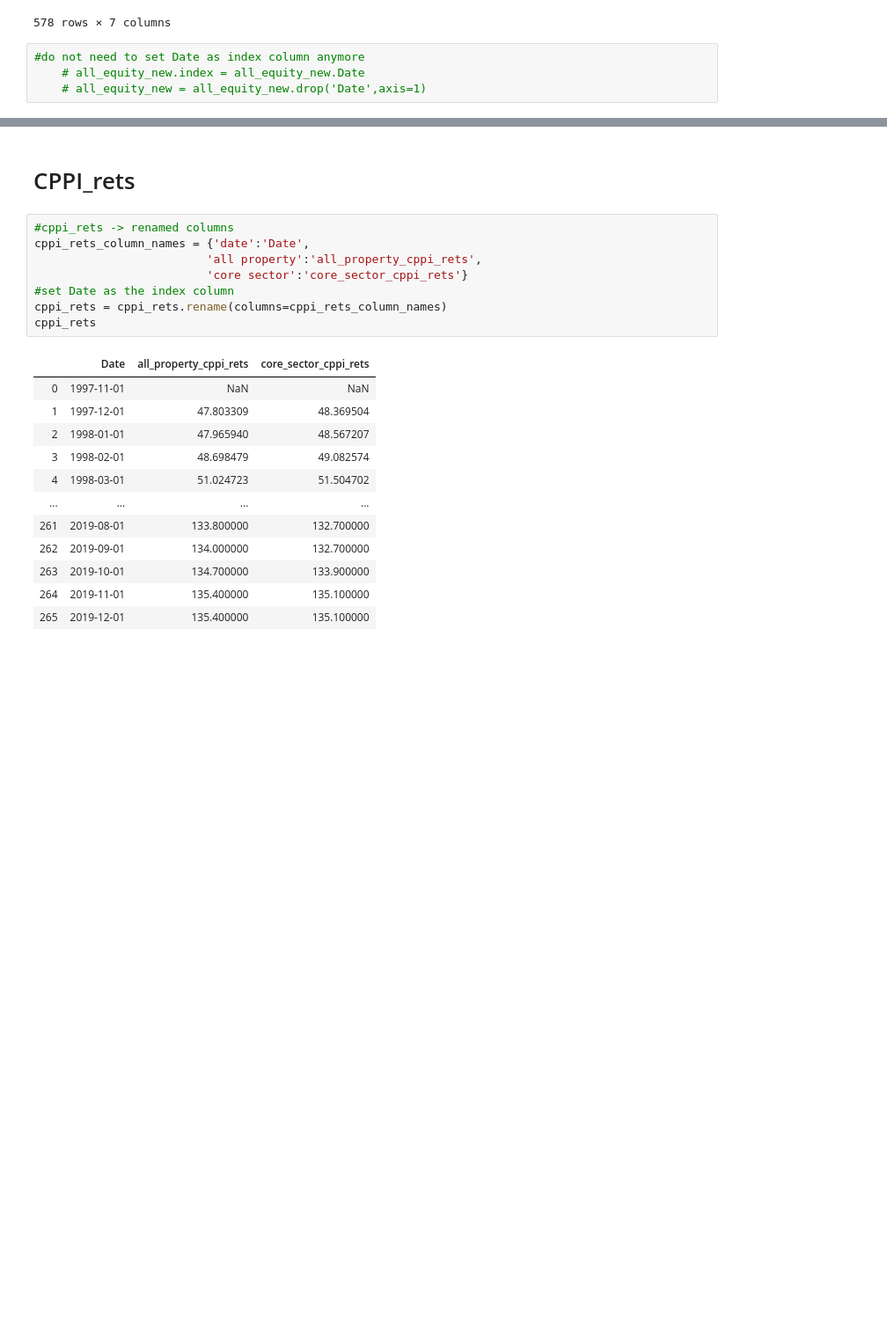
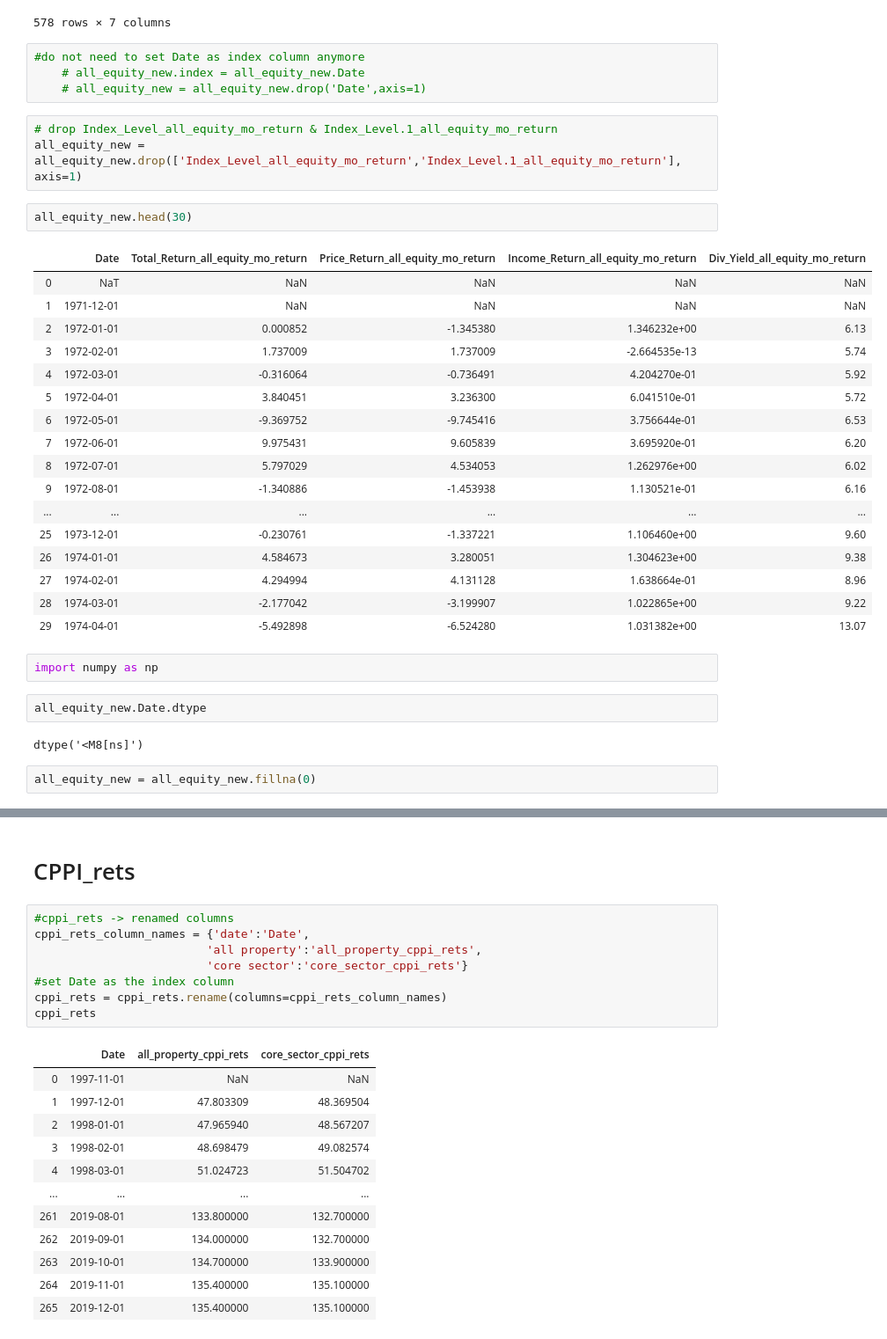
Before and after one commit to anitaguo49/Happiness-Prediction, a Jupyter notebook: Mod_4_RE_Int_AG.ipynb, the cells around one changed output, grey strips where cells are left out. Shown at 88% size. Drawn from its saved outputs; the diff is of its cells as text; blank space fills up the shorter version.

```diff
--- a/Mod_4_RE_Int_AG.ipynb
+++ b/Mod_4_RE_Int_AG.ipynb
@@ -319,3 +377,34 @@ all_equity_new
 #do not need to set Date as index column anymore
     # all_equity_new.index = all_equity_new.Date
     # all_equity_new = all_equity_new.drop('Date',axis=1)
+# %%
+# drop Index_Level_all_equity_mo_return & Index_Level.1_all_equity_mo_return
+all_equity_new = all_equity_new.drop(['Index_Level_all_equity_mo_return','Index_Level.1_all_equity_mo_return'], axis=1)
+# %%
+all_equity_new.head(30)
+# %% [output]
+|  | Date | Total_Return_all_equity_mo_return | Price_Return_all_equity_mo_return | Income_Return_all_equity_mo_return | Div_Yield_all_equity_mo_return |
+| 0 | NaT | NaN | NaN | NaN | NaN |
+| 1 | 1971-12-01 | NaN | NaN | NaN | NaN |
+| 2 | 1972-01-01 | 0.000852 | -1.345380 | 1.346232e+00 | 6.13 |
+| 3 | 1972-02-01 | 1.737009 | 1.737009 | -2.664535e-13 | 5.74 |
+| 4 | 1972-03-01 | -0.316064 | -0.736491 | 4.204270e-01 | 5.92 |
+| 5 | 1972-04-01 | 3.840451 | 3.236300 | 6.041510e-01 | 5.72 |
+| 6 | 1972-05-01 | -9.369752 | -9.745416 | 3.756644e-01 | 6.53 |
+| 7 | 1972-06-01 | 9.975431 | 9.605839 | 3.695920e-01 | 6.20 |
+| 8 | 1972-07-01 | 5.797029 | 4.534053 | 1.262976e+00 | 6.02 |
+| 9 | 1972-08-01 | -1.340886 | -1.453938 | 1.130521e-01 | 6.16 |
+| ... | ... | ... | ... | ... | ... |
+| 25 | 1973-12-01 | -0.230761 | -1.337221 | 1.106460e+00 | 9.60 |
+| 26 | 1974-01-01 | 4.584673 | 3.280051 | 1.304623e+00 | 9.38 |
+| 27 | 1974-02-01 | 4.294994 | 4.131128 | 1.638664e-01 | 8.96 |
+| 28 | 1974-03-01 | -2.177042 | -3.199907 | 1.022865e+00 | 9.22 |
+| 29 | 1974-04-01 | -5.492898 | -6.524280 | 1.031382e+00 | 13.07 |
+# %%
+import numpy as np
+# %%
+all_equity_new.Date.dtype
+# %% [output]
+dtype('<M8[ns]')
+# %%
+all_equity_new = all_equity_new.fillna(0)
```
Also changed, not shown: parts of 34 cells of this notebook, 2 other files.
